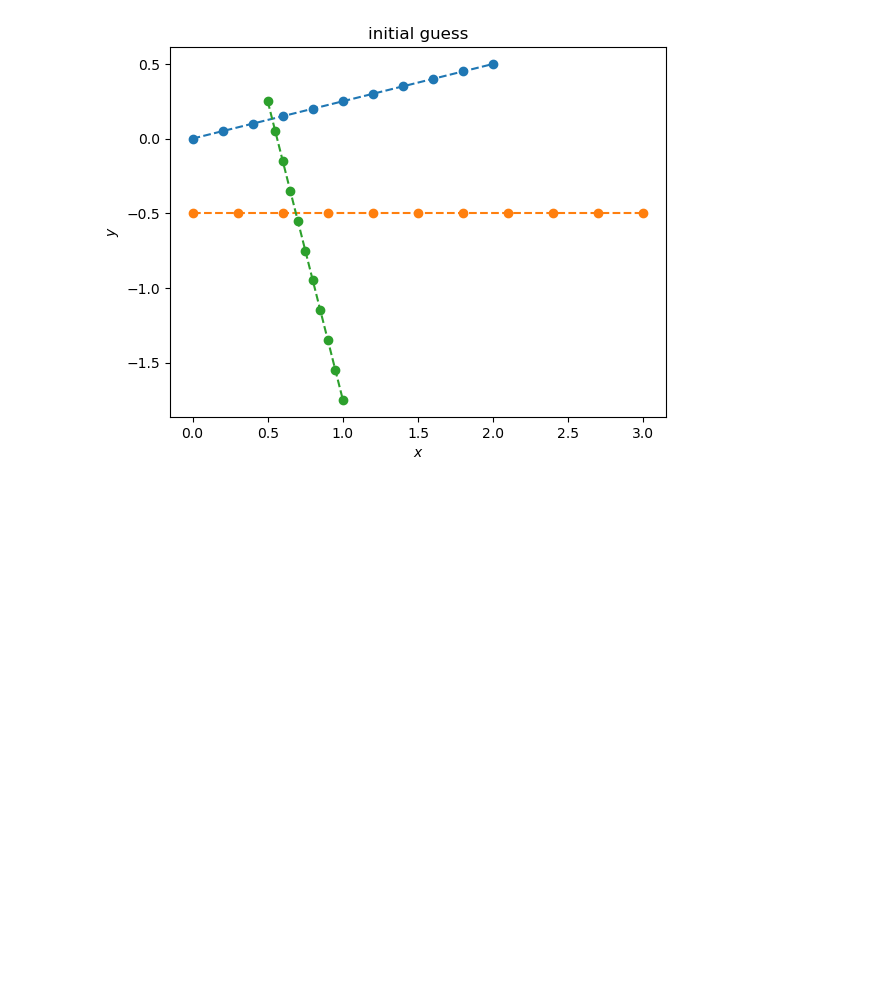
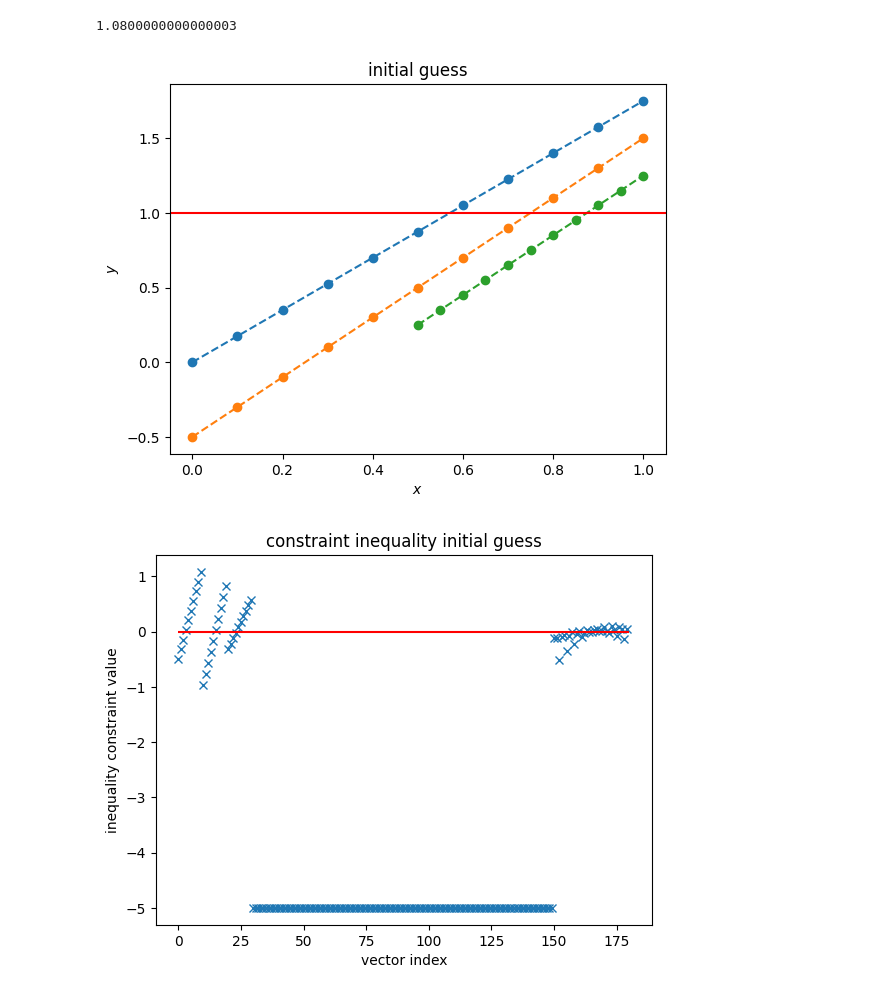
Before and after one commit to jtfa22/mae-271d-project-algames, a Jupyter notebook: sim.ipynb, the cells around one changed output. Saved outputs shown, nothing was run; the diff lists cells and outputs as text; code cells hidden in the pictures; blank space fills up the shorter version.

```diff
--- a/sim.ipynb
+++ b/sim.ipynb
@@ -48,8 +48,11 @@ dynamics_mult = 1000
 # %%
 # initial state
-x1_0 = np.array([0, 0, 2, 0.5])
-x2_0 = np.array([0, -0.5, 3, 0])
-x3_0 = np.array([0.5, 0.25, 0.5, -2])
+x1_0 = np.array([0, 0, 1, 1.75])
+x2_0 = np.array([0, -0.5, 1, 2])
+x3_0 = np.array([0.5, 0.25, 0.5, 1])
+# x1_0 = np.array([0, 0, 2, 0.5])
+# x2_0 = np.array([0, -0.5, 3, 0])
+# x3_0 = np.array([0.5, 0.25, 0.5, 2])
 list_x0 = [x1_0, x2_0, x3_0]
 
 # final state
@@ -60,7 +63,7 @@ list_xf = [x1_f, x2_f, x3_f]
 
 # constraints
 constraint_wall_y = 1
-constraint_u_x_max = 10
+constraint_u_x_max = 5
 constraint_u_y_max = constraint_u_x_max
 # %%
 X, U = ALGAMES(
@@ -171,16 +154,42 @@ Text(0.5, 0.98, 'control input')
 # %%
 import initial_guess
+import constraints
 
 y0, X_guess, U_guess, mu_guess = initial_guess.generate(list_x0, M, N, n, m, dt)
 x_players = np.split(X_guess, M)
 plt.figure()
 for i, x in enumerate(x_players):
     x = np.reshape(x, (n, N), order="F")
     x0 = np.reshape(list_x0[i], (n, 1))
     x = np.hstack((x0, x))
     plt.plot(x[0, :], x[1, :], "o--")
-plt.xlabel('$x$')
-plt.ylabel('$y$')
-plt.title("initial guess");
+plt.axhline(constraint_wall_y, c="r")
+
+plt.xlabel("$x$")
+plt.ylabel("$y$")
+plt.title("initial guess")
+
+# check constraints
+C0 = constraints.C(
+    X_guess,
+    U_guess,
+    *constraints.get_system_wall_y(constraint_wall_y, r, M, N, n),
+    *constraints.get_system_input_bound(
+        M, N, m, constraint_u_x_max, constraint_u_y_max
+    ),
+    r,
+    constraints.get_system_cola(M, N, n)
+)
+
+plt.figure()
+plt.plot(C0, "x")
+plt.hlines((0,), 0, len(C0), "r")
+plt.title("constraint inequality initial guess")
+plt.xlabel("vector index")
+plt.ylabel("inequality constraint value")
+plt.ticklabel_format(axis="y", style="sci", scilimits=(3, -3))
+print(max(C0))
 # %% [output]
+1.0800000000000003
-[figure, old version]
+[figure, new version]
+[figure, added]
```
Also changed, not shown: parts of 11 cells of this notebook, 7 other files.
